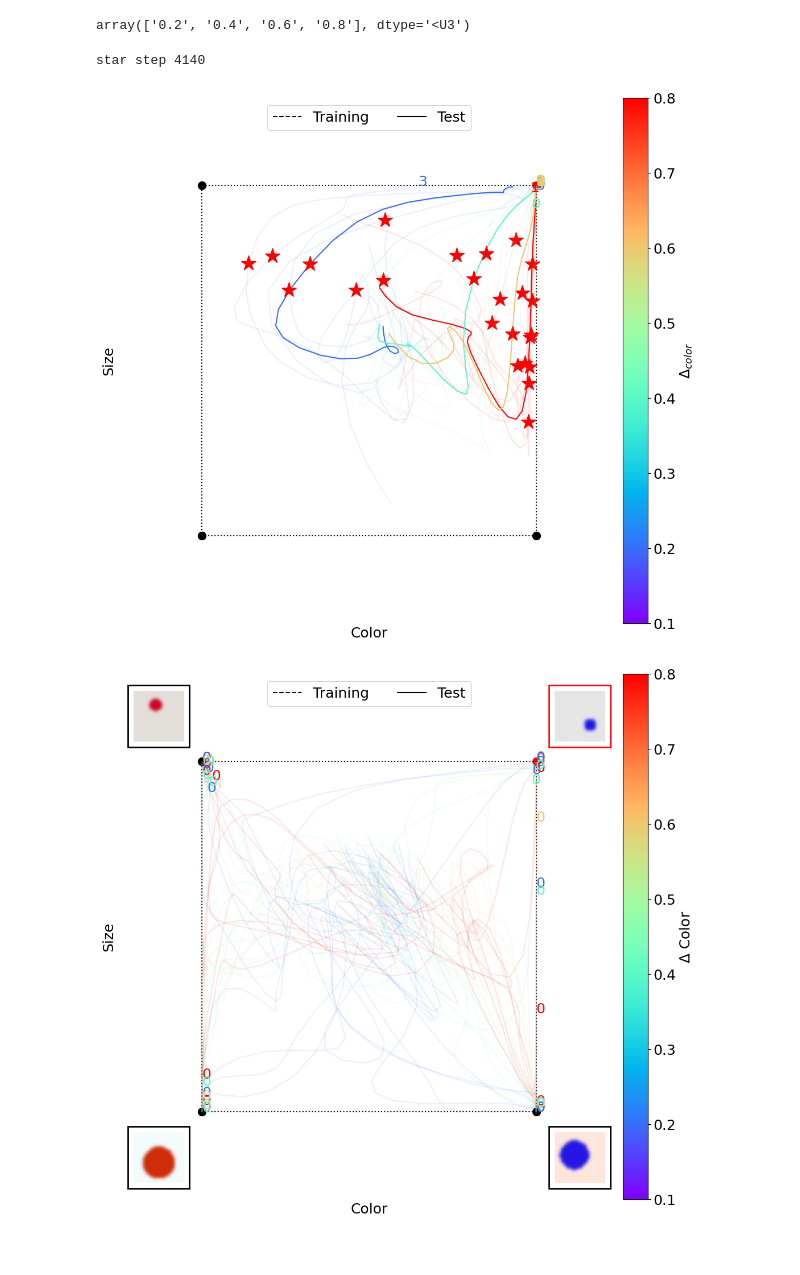
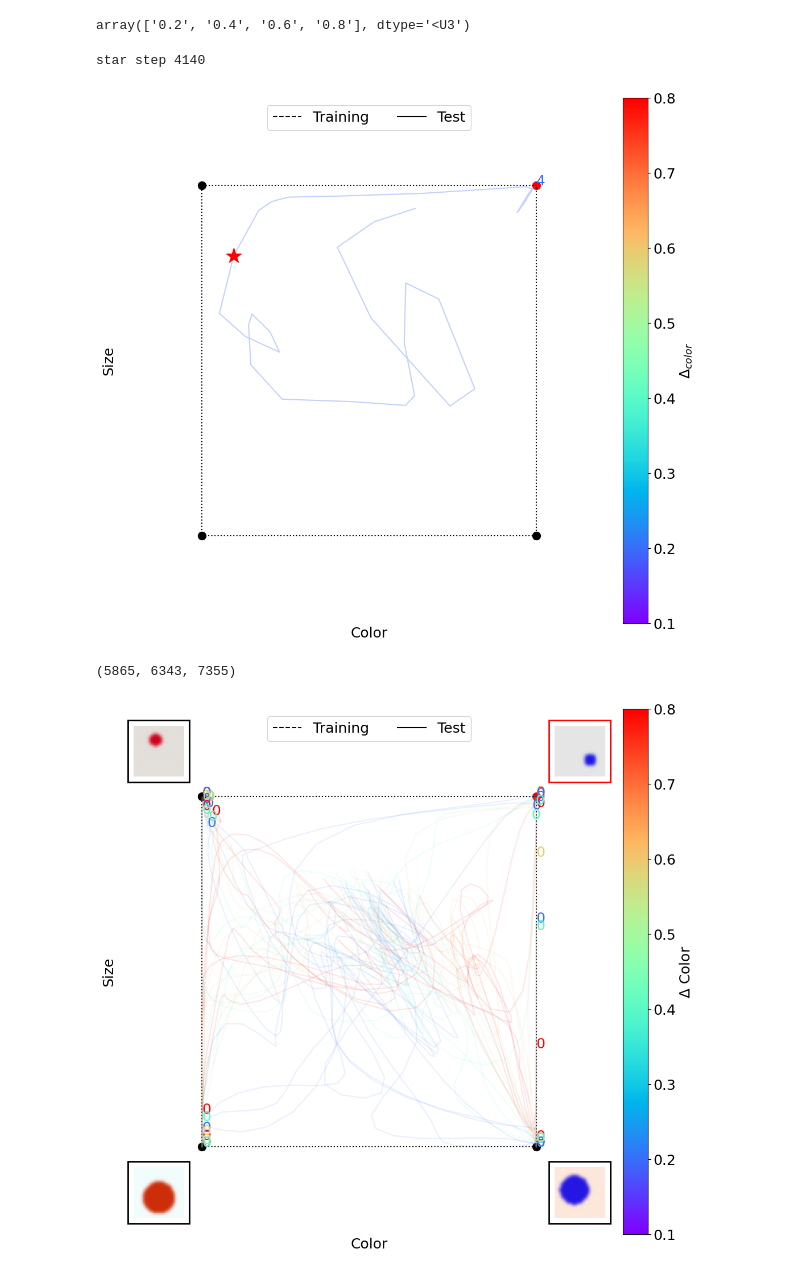
Before and after one commit to cfpark00/concept-learning, a Jupyter notebook: notebooks/MI_image_final.ipynb, the cells around one changed output. Saved outputs shown, nothing was run; the diff lists cells and outputs as text; code cells hidden in the pictures.

```diff
--- a/notebooks/MI_image_final.ipynb
+++ b/notebooks/MI_image_final.ipynb
@@ -318,7 +318,9 @@ plt.plot([0,1,1,0,0,0],[0,0,1,1,0,0],c="k",ls=":")
 plt.scatter([0,0,1],[0,1,0],c="k",s=100)
 plt.scatter([1],[1],c="r",s=100)
 
-plot_mean=True
+sigma_smooth=1.0
+
+plot_mean=False
 
 plot_train=False
 
@@ -327,7 +329,7 @@ i_star=20
 print("star step",save_steps[i_star])
 
 plot_singles=True
-single_seeds=[0,1,2,3,4]
+single_seeds=[4]
 #single_seeds=[0,100,200,300,400]
 
 trajs_trss=[]
@@ -340,7 +342,7 @@ for key in plot_datass.keys():
     #cfg=float(key[2])
     sep_cols.append(float(sep_col))
     sep_sizes.append(float(sep_size))
-    if sep_size!="0.3":
+    if  sep_col!="0.2" or sep_size!="0.3":
         continue
     #if sep_col not in sel:
         #print("skipping",sep_col)
@@ -367,8 +369,8 @@ for key in plot_datass.keys():
     #in 2D only 1 test
     trajs_te=classprobs_pred_tes[:,:,:,l_te==3].mean((0,3))
 
-    trajs_trs=sim.gaussian_filter1d(trajs_trs,2.0,axis=1,truncate=6.0)
-    trajs_te=sim.gaussian_filter1d(trajs_te,2.0,axis=0,truncate=6.0)
+    trajs_trs=sim.gaussian_filter1d(trajs_trs,sigma_smooth,axis=1,truncate=6.0)
+    trajs_te=sim.gaussian_filter1d(trajs_te,sigma_smooth,axis=0,truncate=6.0)
     trajs_trss.append(trajs_trs)
     trajs_tess.append(trajs_te)
     color=sep_col_to_color(sep_col,cmap=cmap)
@@ -390,8 +392,8 @@ for key in plot_datass.keys():
             seed=seeds[i_seed]
             if seed not in single_seeds:
                 continue
-            traj_smooth=sim.gaussian_filter1d(traj_te_single,2.0,axis=0,truncate=6.0)
-            plt.plot(traj_smooth[i_step_min:,0],traj_smooth[i_step_min:,1],c=color,alpha=0.1)
+            traj_smooth=sim.gaussian_filter1d(traj_te_single,sigma_smooth,axis=0,truncate=6.0)
+            plt.plot(traj_smooth[i_step_min:,0],traj_smooth[i_step_min:,1],c=color,alpha=0.3)
             plt.annotate(str(seed),(traj_smooth[-1,0],traj_smooth[-1,1]),c=color)
         if plot_train:
             for i in range(3):
@@ -399,7 +401,7 @@ for key in plot_datass.keys():
                     seed=seeds[i_seed]
                     if seed not in single_seeds:
                         continue
-                    traj_smooth=sim.gaussian_filter1d(traj_tr_single,2.0,axis=0,truncate=6.0)
+                    traj_smooth=sim.gaussian_filter1d(traj_tr_single,sigma_smooth,axis=0,truncate=6.0)
                     plt.plot(traj_smooth[i_step_min:,0],traj_smooth[i_step_min:,1],c=color,alpha=0.1)
                     #plt.annotate(str(seed),(traj_smooth[-1,0],traj_smooth[-1,1]),c=color)
         if plot_star:
@@ -407,41 +409,45 @@ for key in plot_datass.keys():
                 seed=seeds[i_seed]
                 if seed not in single_seeds:
                     continue
-                traj_smooth=sim.gaussian_filter1d(traj_te_single,2.0,axis=0,truncate=6.0)
+                traj_smooth=sim.gaussian_filter1d(traj_te_single,sigma_smooth,axis=0,truncate=6.0)
                 plt.plot(traj_smooth[i_star,0],traj_smooth[i_star,1],marker="*",c="r",markersize=20)
             if plot_train:
                 for i in range(3):
                     for i_seed,traj_tr_single in enumerate(classprobs_pred_trs[:,:,:,l_tr==i].mean(3)):
                         seed=seeds[i_seed]
                         if seed not in single_seeds:
                             continue
-                        traj_smooth=sim.gaussian_filter1d(traj_tr_single,2.0,axis=0,truncate=6.0)
+                        traj_smooth=sim.gaussian_filter1d(traj_tr_single,sigma_smooth,axis=0,truncate=6.0)
                         plt.plot(traj_smooth[i_star,0],traj_smooth[i_star,1],marker="*",c="r",markersize=20)
 
 trajs_trss=np.stack(trajs_trss,axis=0)
 trajs_tess=np.stack(trajs_tess,axis=0)
 sep_cols=np.array(sep_cols)
 plt.xlim(-0.25,1.25)
 plt.ylim(-0.25,1.25)
 plt.xticks([])
 plt.yticks([])
 plt.box(False)
 plt.ylabel("Size")
 plt.xlabel("Color")
 plt.plot([],[],c="k",ls="--",label="Training")
 plt.plot([],[],c="k",label="Test")
 plt.legend(loc="upper center",ncol=2)
 
 divider = make_axes_locatable(plt.gca())
 cax = divider.append_axes("right", size="5%", pad=0.05)
 sm = plt.cm.ScalarMappable(cmap=cmap, norm=norm)
 #sm = plt.cm.ScalarMappable(cmap=cmap, norm=norm_cfg)
 cbar = plt.colorbar(sm,cax=cax)
 cbar.set_label(r"$\Delta_{color}$")
 #cbar.set_label(r"$w_{cfg}$")
 # %% [output]
 star step 4140
-[figure, old version]
+[figure, new version]
+# %%
+5865, 6343, 7355
+# %% [output]
+(5865, 6343, 7355)
 # %%
 plt.figure(figsize=(12,12))
 plt.plot([0,1,1,0,0,0],[0,0,1,1,0,0],c="k",ls=":")
```
Also changed, not shown: parts of 1 cell of this notebook, 4 other files.
